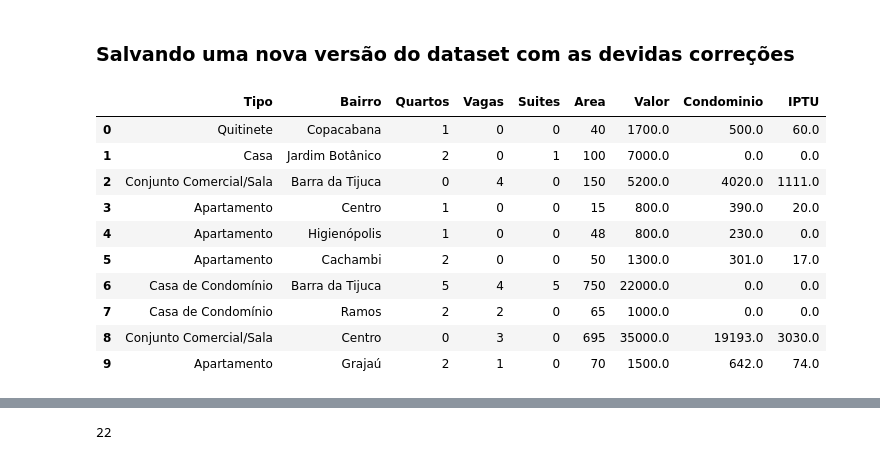
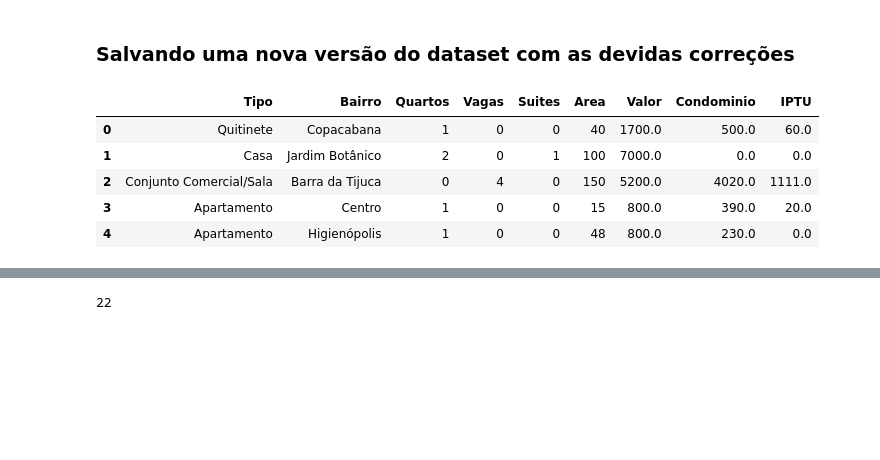
Before and after one commit to nsfoliveira/Projeto_Python_Alugueis_RioDeJaneiro, a Jupyter notebook: Alugueis_RJ.ipynb, the cells around one changed output, grey strips where cells are left out. Saved outputs shown, nothing was run; the diff lists cells and outputs as text; code cells hidden in the pictures; blank space fills up the shorter version.

```diff
--- a/Alugueis_RJ.ipynb
+++ b/Alugueis_RJ.ipynb
@@ -197,19 +197,14 @@ df.to_csv('dataset\df_limpo_v1.csv', sep=';', index = False)
 # %%
 # Lendo novo df
 df = pd.read_csv('dataset\df_limpo_v1.csv', sep=';')
-df.head(10)
+df.head(5)
 # %% [output]
 |  | Tipo | Bairro | Quartos | Vagas | Suites | Area | Valor | Condominio | IPTU |
 | 0 | Quitinete | Copacabana | 1 | 0 | 0 | 40 | 1700.0 | 500.0 | 60.0 |
 | 1 | Casa | Jardim Botânico | 2 | 0 | 1 | 100 | 7000.0 | 0.0 | 0.0 |
 | 2 | Conjunto Comercial/Sala | Barra da Tijuca | 0 | 4 | 0 | 150 | 5200.0 | 4020.0 | 1111.0 |
 | 3 | Apartamento | Centro | 1 | 0 | 0 | 15 | 800.0 | 390.0 | 20.0 |
 | 4 | Apartamento | Higienópolis | 1 | 0 | 0 | 48 | 800.0 | 230.0 | 0.0 |
-| 5 | Apartamento | Cachambi | 2 | 0 | 0 | 50 | 1300.0 | 301.0 | 17.0 |
-| 6 | Casa de Condomínio | Barra da Tijuca | 5 | 4 | 5 | 750 | 22000.0 | 0.0 | 0.0 |
-| 7 | Casa de Condomínio | Ramos | 2 | 2 | 0 | 65 | 1000.0 | 0.0 | 0.0 |
-| 8 | Conjunto Comercial/Sala | Centro | 0 | 3 | 0 | 695 | 35000.0 | 19193.0 | 3030.0 |
-| 9 | Apartamento | Grajaú | 2 | 1 | 0 | 70 | 1500.0 | 642.0 | 74.0 |
 # %%
 tipos_imoveis = df.Tipo.drop_duplicates().to_list()
 tipos_imoveis
```
Also changed, not shown: parts of 5 cells of this notebook, 1 other file.
